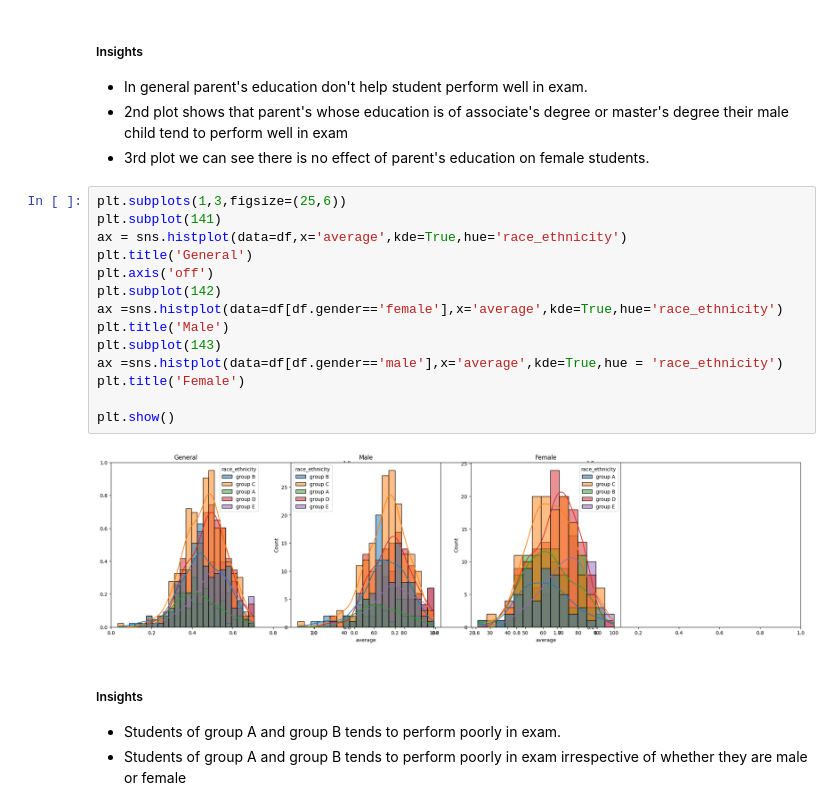
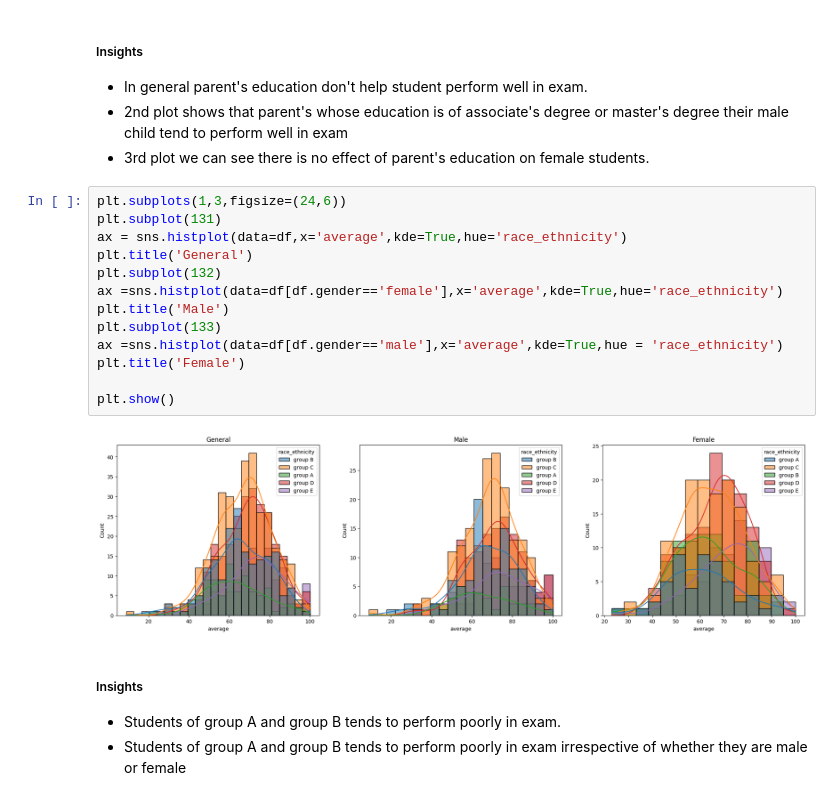
Before and after one commit to ani98622/Predictive_modelling_and_data_analysis, a Jupyter notebook: notebook/1 . EDA STUDENT PERFORMANCE.ipynb, the cells around one changed output. Drawn from its saved outputs; the diff is of its cells as text.

```diff
--- a/notebook/1 . EDA STUDENT PERFORMANCE.ipynb
+++ b/notebook/1 . EDA STUDENT PERFORMANCE.ipynb
@@ -309,21 +303,20 @@ plt.show()
 - 2nd plot shows that parent's whose education is of associate's degree or master's degree their male child tend to perform well in exam
 - 3rd plot we can see there is no effect of parent's education on female students.
 # %%
-plt.subplots(1,3,figsize=(25,6))
-plt.subplot(141)
+plt.subplots(1,3,figsize=(24,6))
+plt.subplot(131)
 ax = sns.histplot(data=df,x='average',kde=True,hue='race_ethnicity')
 plt.title('General')
-plt.axis('off')
-plt.subplot(142)
+plt.subplot(132)
 ax =sns.histplot(data=df[df.gender=='female'],x='average',kde=True,hue='race_ethnicity')
 plt.title('Male')
-plt.subplot(143)
+plt.subplot(133)
 ax =sns.histplot(data=df[df.gender=='male'],x='average',kde=True,hue = 'race_ethnicity')
 plt.title('Female')
 
 plt.show()
 # %% [output]
-[figure, old version]
+[figure, new version]
 # %% [markdown]
 #####  Insights
 - Students of group A and group B tends to perform poorly in exam.
```
Also changed, not shown: parts of 5 cells of this notebook, 2 other files.
